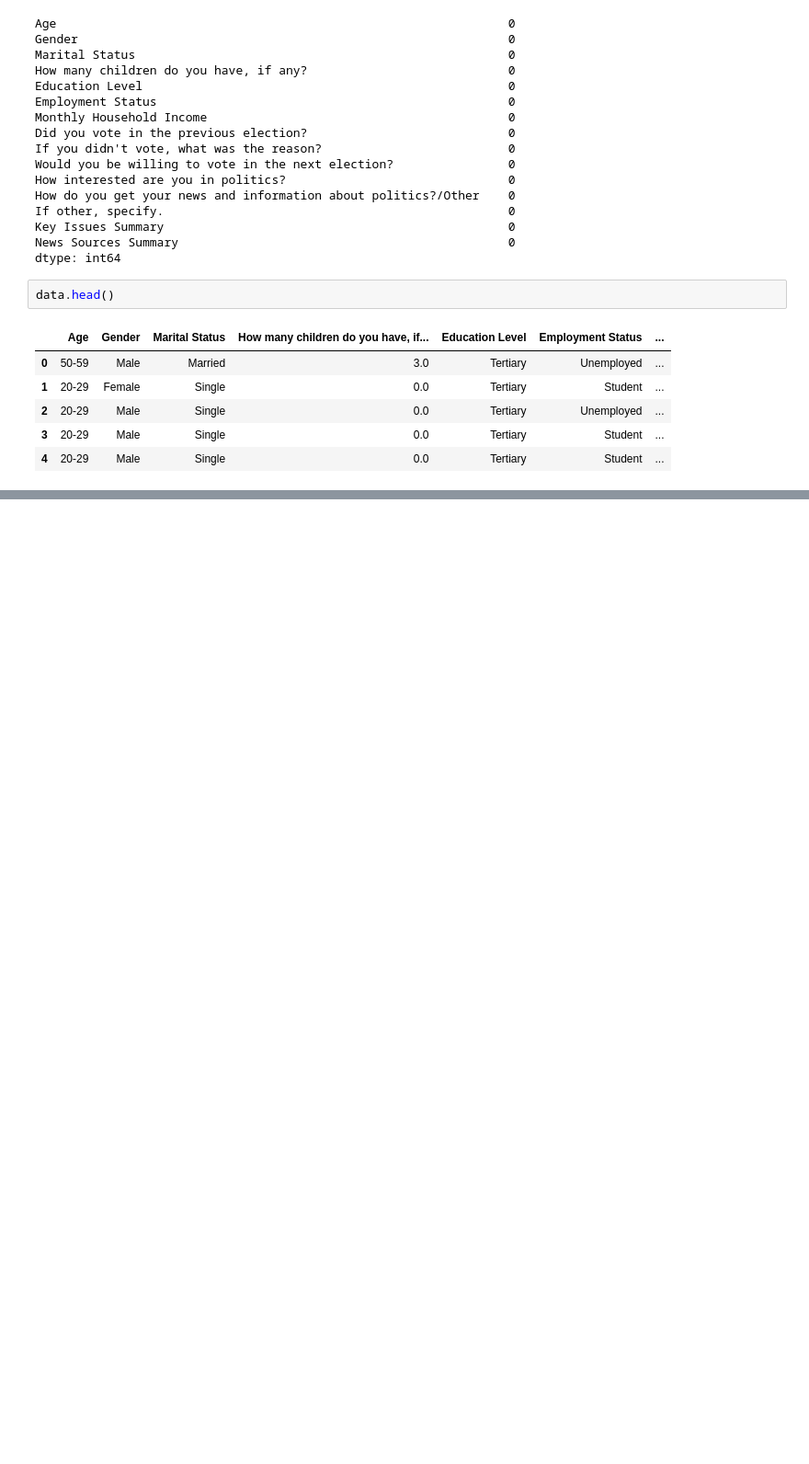
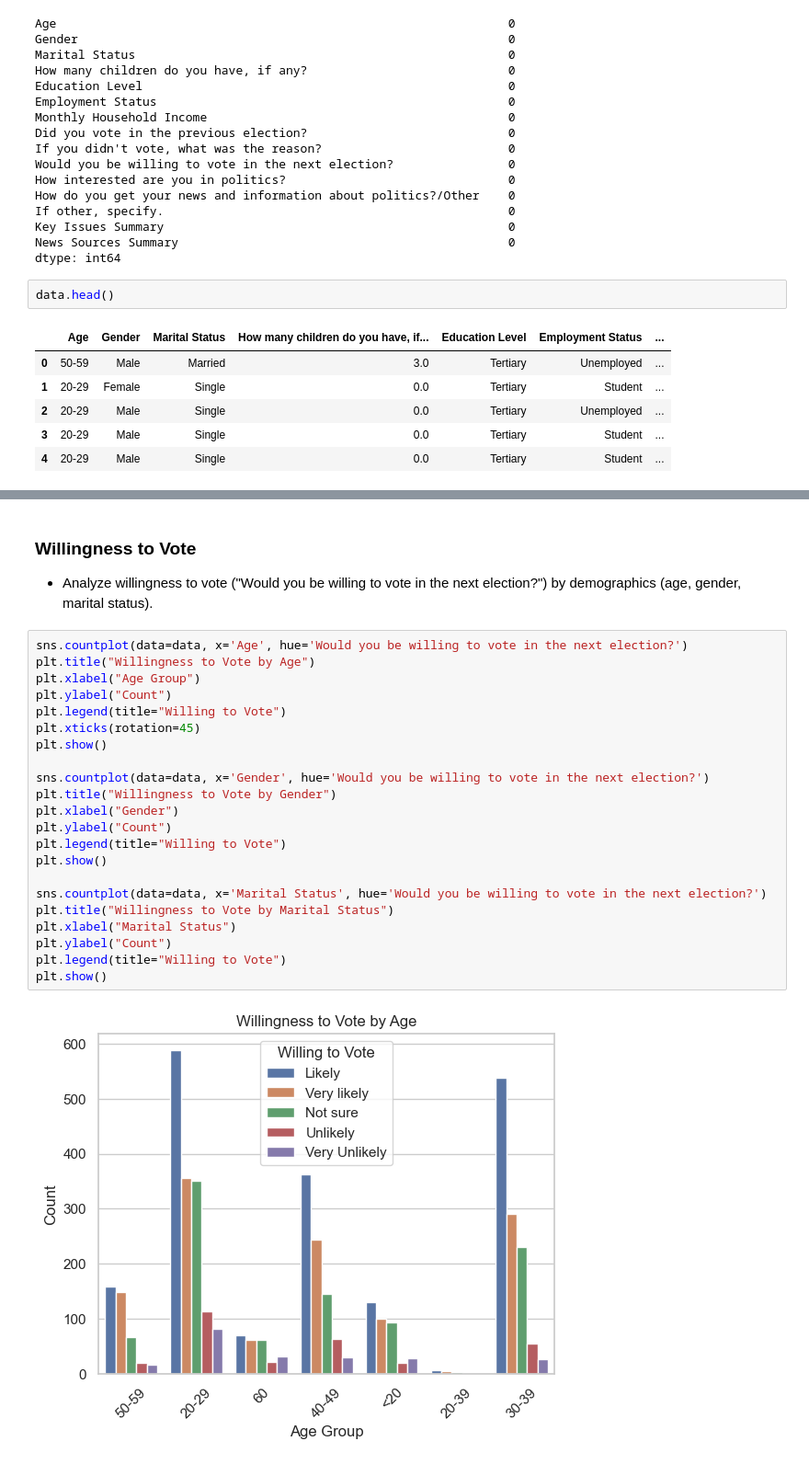
Before and after one commit to simonMakumi/Election-Data-Analysis, a Jupyter notebook: eda.ipynb, the cells around one changed output, grey strips where cells are left out. Shown at 92% size. Drawn from its saved outputs; the diff is of its cells as text; blank space fills up the shorter version.

```diff
--- a/eda.ipynb
+++ b/eda.ipynb
@@ -315,0 +387,27 @@ Cleaned data saved to cleaned_election_data.csv
+# %% [markdown]
+### Willingness to Vote
+- Analyze willingness to vote ("Would you be willing to vote in the next election?") by demographics (age, gender, marital status).
+# %%
+sns.countplot(data=data, x='Age', hue='Would you be willing to vote in the next election?')
+plt.title("Willingness to Vote by Age")
+plt.xlabel("Age Group")
+plt.ylabel("Count")
+plt.legend(title="Willing to Vote")
+plt.xticks(rotation=45)
+plt.show()
+
+sns.countplot(data=data, x='Gender', hue='Would you be willing to vote in the next election?')
+plt.title("Willingness to Vote by Gender")
+plt.xlabel("Gender")
+plt.ylabel("Count")
+plt.legend(title="Willing to Vote")
+plt.show()
+
+sns.countplot(data=data, x='Marital Status', hue='Would you be willing to vote in the next election?')
+plt.title("Willingness to Vote by Marital Status")
+plt.xlabel("Marital Status")
+plt.ylabel("Count")
+plt.legend(title="Willing to Vote")
+plt.show()
+# %% [output]
+[figure, added]
```
Also changed, not shown: parts of 9 cells of this notebook.
